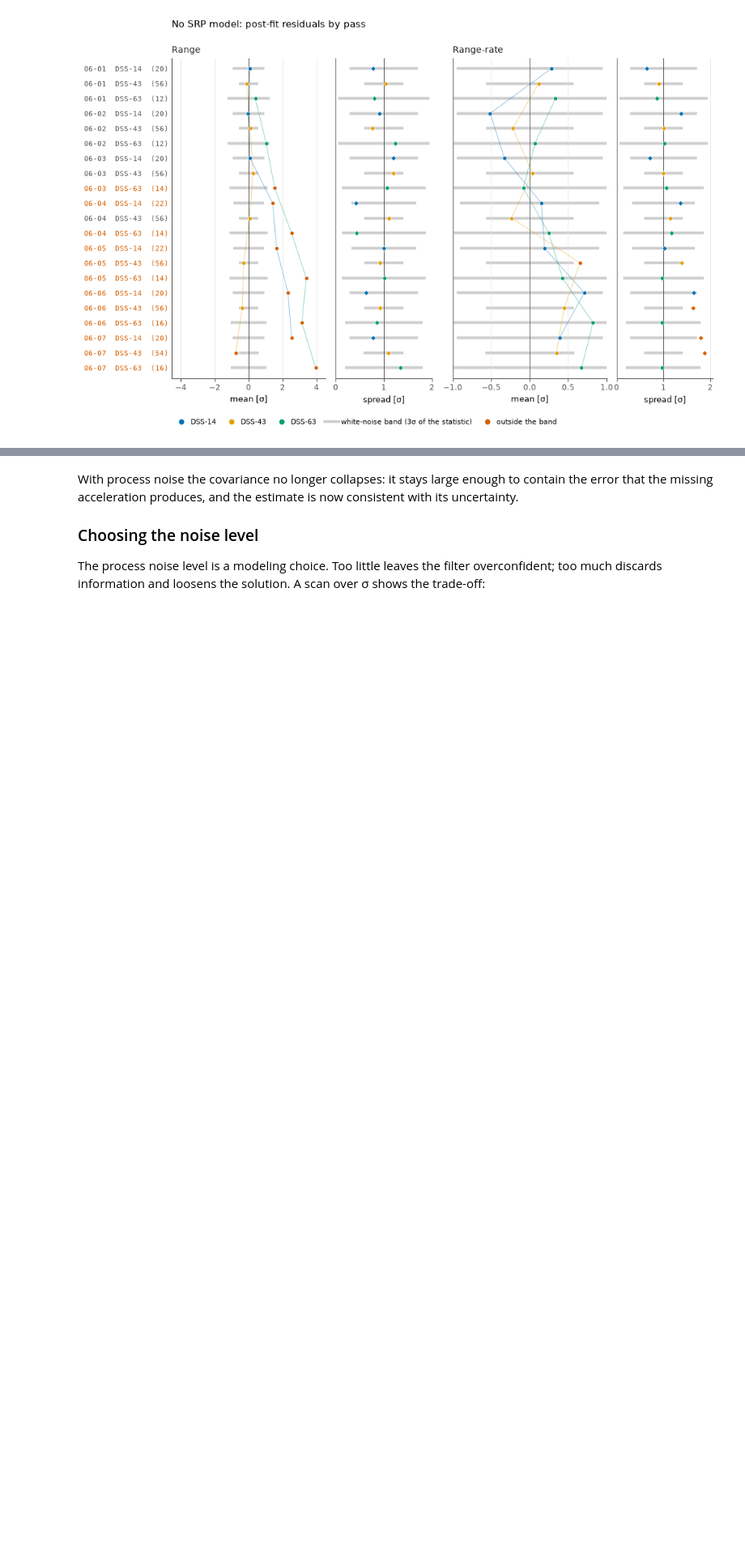
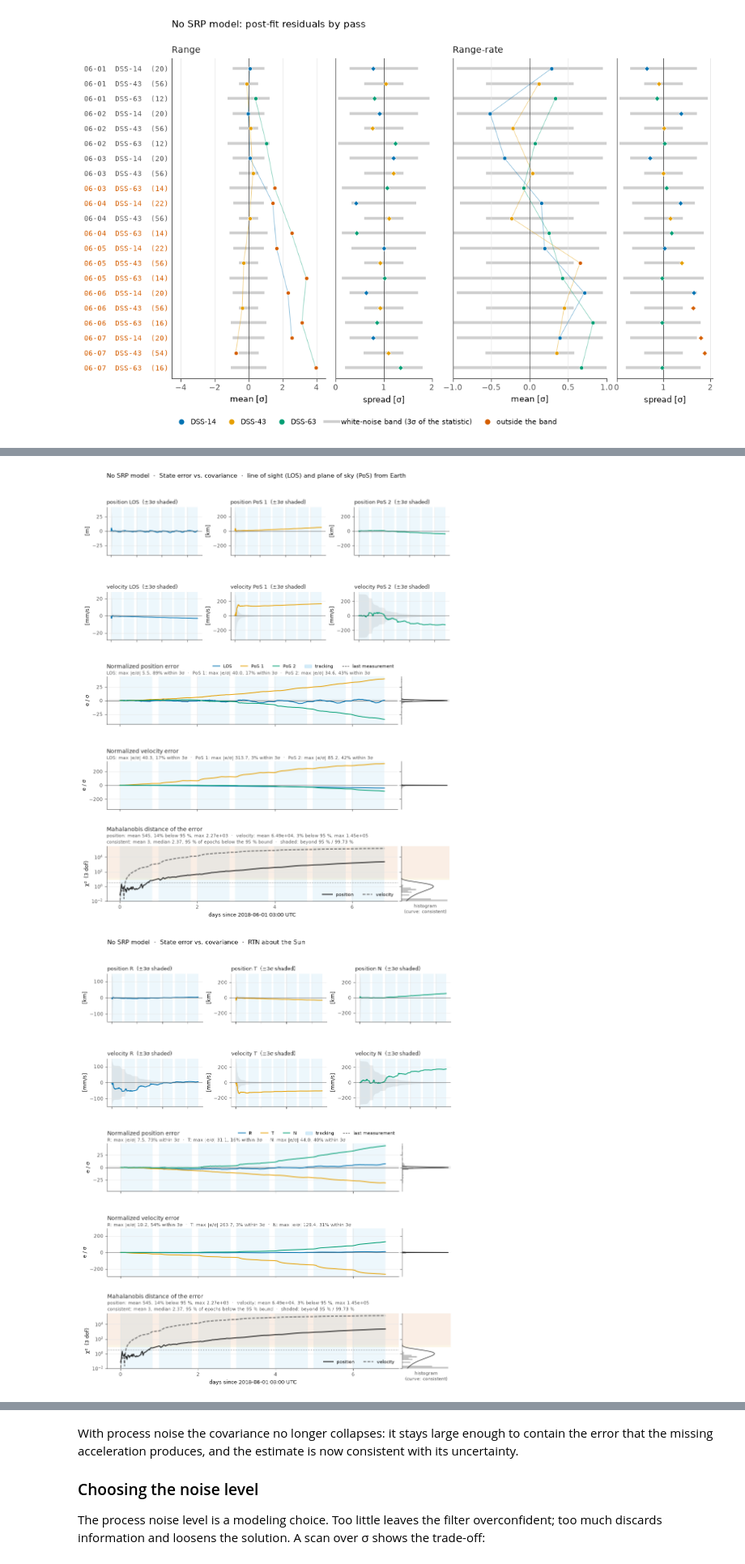
Before and after one commit to CCAR-ORCCA/scarabaeus, a Jupyter notebook: tutorials/v2/07_sequential_filtering.ipynb, the cells around one changed output, grey strips where cells are left out. Shown at 81% size. Cells and saved outputs as stored; diff of their text form; code cells hidden in the pictures; blank space fills up the shorter version.

```diff
--- a/tutorials/v2/07_sequential_filtering.ipynb
+++ b/tutorials/v2/07_sequential_filtering.ipynb
@@ -236,0 +230,9 @@ The estimate is tens of kilometers off while the filter reports about 1.7 km of
+# %%
+from plotting_prototype import plot_consistency, state_errors  # plotting functions of this series (plotting_prototype.py)
+
+filtered = dict(lookback_s=0.0, use_smoothed=False)
+plot_consistency(state_errors(solution_no_srp, orex, t_est, frame="LOS", **filtered), label="No SRP model");
+plot_consistency(state_errors(solution_no_srp, orex, t_est, frame="RTN", **filtered), label="No SRP model");
+# %% [output]
+[figure, added]
+[figure, added]
```
Also changed, not shown: parts of 13 cells of this notebook, 15 other files.
